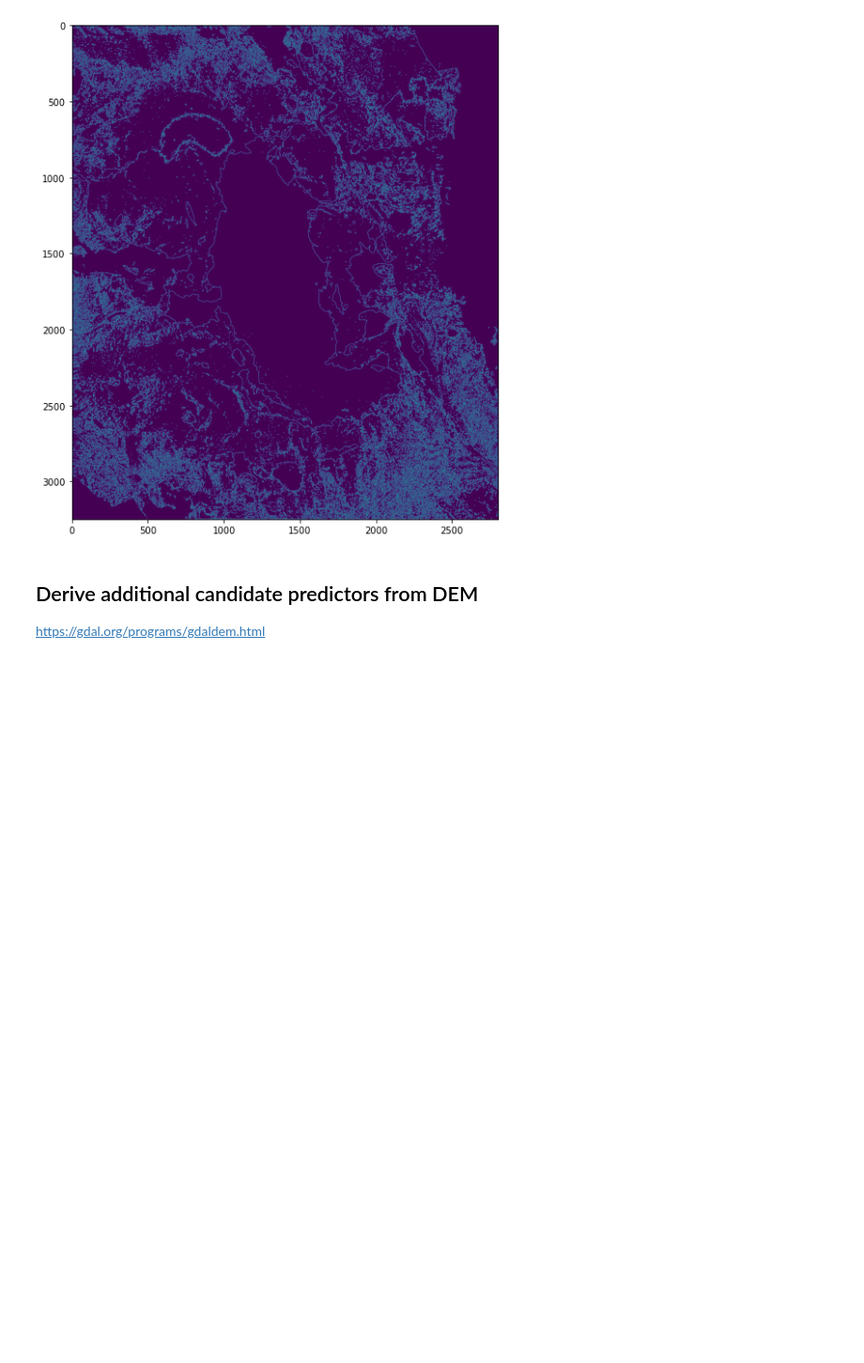
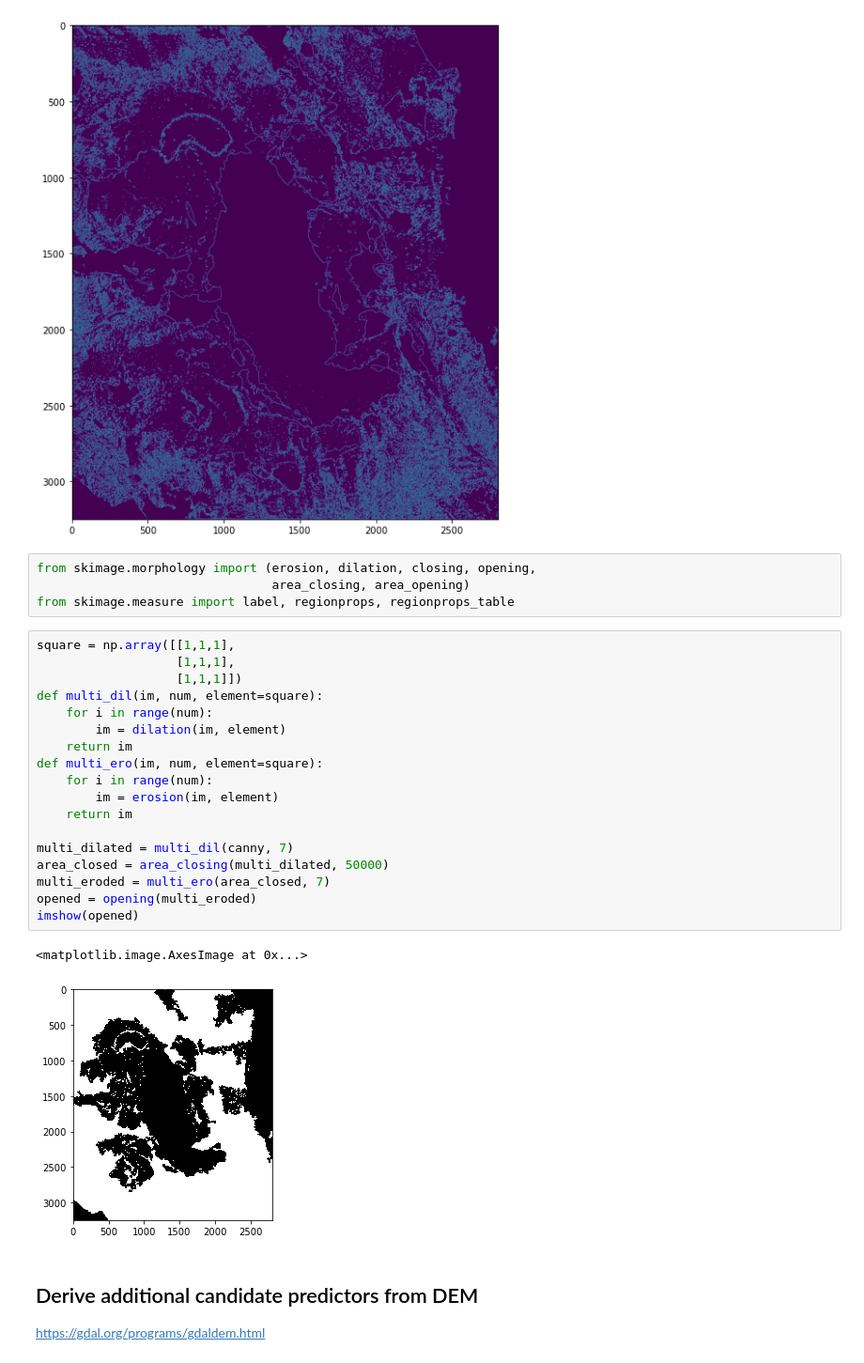
Before and after one commit to friedrichknuth/glacierpoly, a Jupyter notebook: notebooks/plotting.ipynb, the cells around one changed output. Shown at 94% size. Saved outputs shown, nothing was run; the diff lists cells and outputs as text; blank space fills up the shorter version.

```diff
--- a/notebooks/plotting.ipynb
+++ b/notebooks/plotting.ipynb
@@ -55,6 +100,31 @@ ax.imshow(canny)
 # %% [output]
 <matplotlib.image.AxesImage at 0x...>
 [figure]
+# %%
+from skimage.morphology import (erosion, dilation, closing, opening,
+                                area_closing, area_opening)
+from skimage.measure import label, regionprops, regionprops_table
+# %%
+square = np.array([[1,1,1],
+                   [1,1,1],
+                   [1,1,1]])
+def multi_dil(im, num, element=square):
+    for i in range(num):
+        im = dilation(im, element)
+    return im
+def multi_ero(im, num, element=square):
+    for i in range(num):
+        im = erosion(im, element)
+    return im
+
+multi_dilated = multi_dil(canny, 7)
+area_closed = area_closing(multi_dilated, 50000)
+multi_eroded = multi_ero(area_closed, 7)
+opened = opening(multi_eroded)
+imshow(opened)
+# %% [output]
+<matplotlib.image.AxesImage at 0x...>
+[figure, added]
 # %% [markdown]
 ## Derive additional candidate predictors from DEM
 https://gdal.org/programs/gdaldem.html
```
Also changed, not shown: parts of 7 cells of this notebook.
